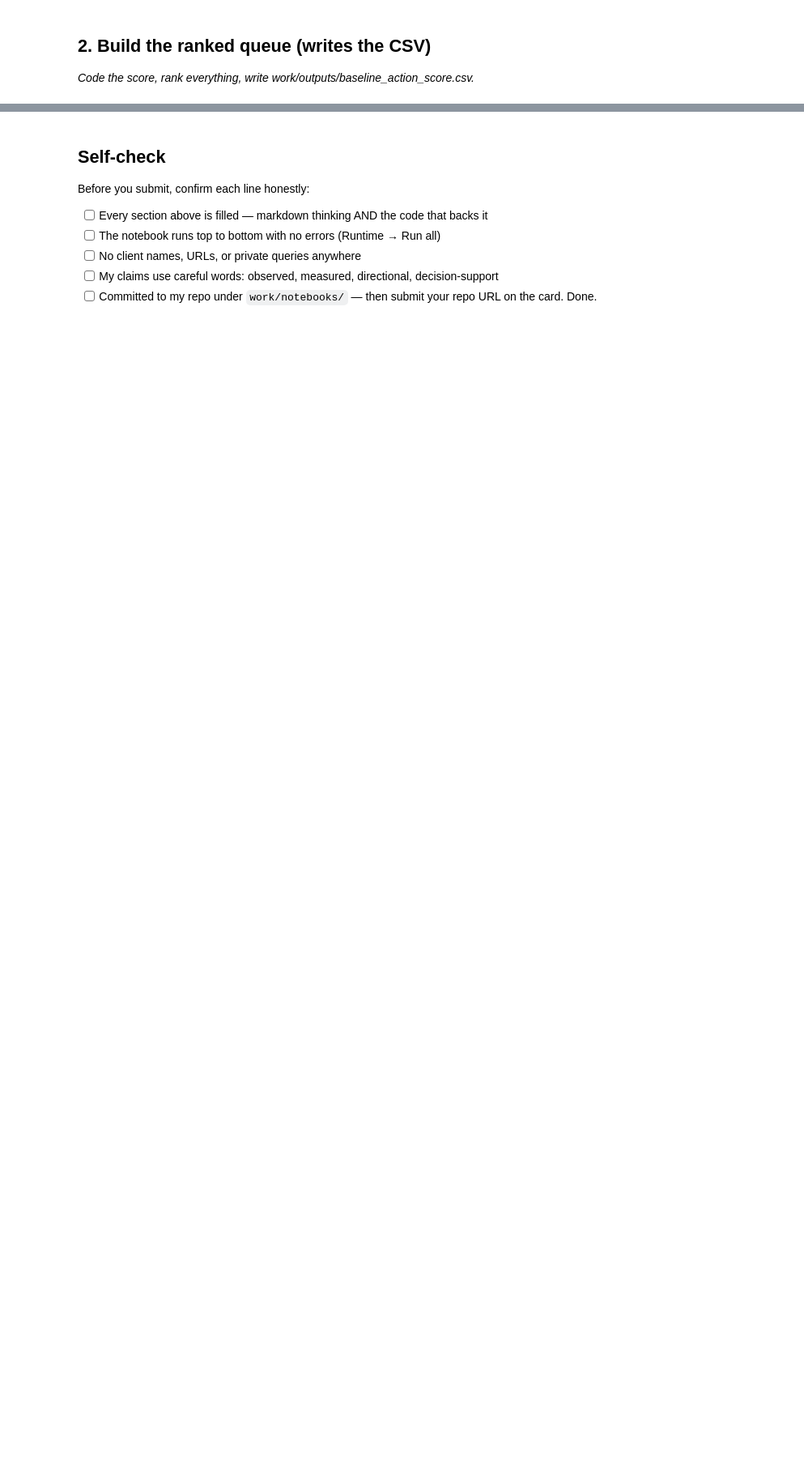
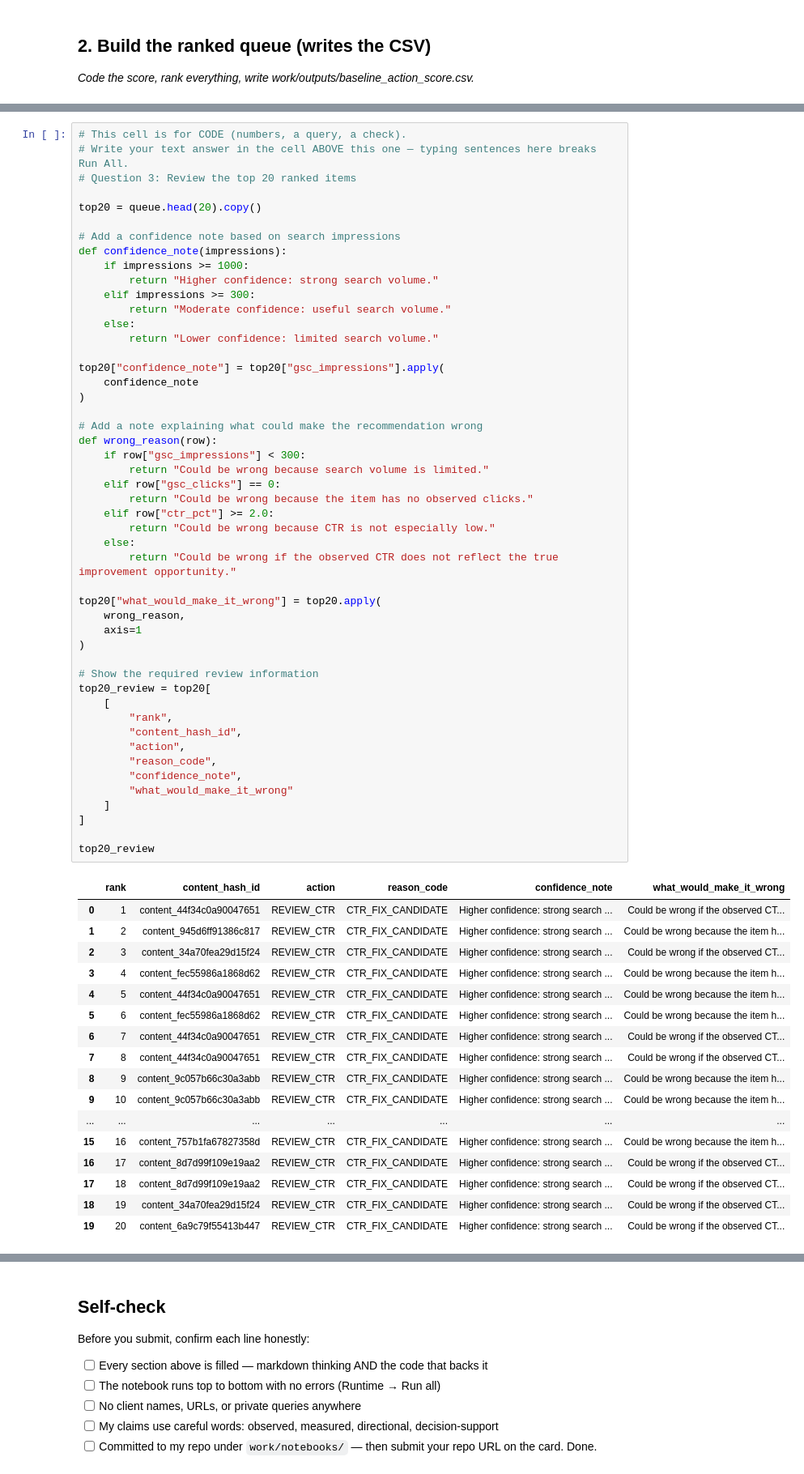
Before and after one commit to Ameen740/Internship_Flyrank, a Jupyter notebook: work/notebooks/w04_baseline_score.ipynb, the cells around one changed output, grey strips where cells are left out. Shown at 81% size. Drawn from its saved outputs; the diff is of its cells as text; blank space fills up the shorter version.

```diff
--- a/work/notebooks/w04_baseline_score.ipynb
+++ b/work/notebooks/w04_baseline_score.ipynb
@@ -36,0 +286,67 @@ This skeleton is yours to fill. Work the sections **in order** — each one has
+# %%
+# This cell is for CODE (numbers, a query, a check).
+# Write your text answer in the cell ABOVE this one — typing sentences here breaks Run All.
+# Question 3: Review the top 20 ranked items
+
+top20 = queue.head(20).copy()
+
+# Add a confidence note based on search impressions
+def confidence_note(impressions):
+    if impressions >= 1000:
+        return "Higher confidence: strong search volume."
+    elif impressions >= 300:
+        return "Moderate confidence: useful search volume."
+    else:
+        return "Lower confidence: limited search volume."
+
+top20["confidence_note"] = top20["gsc_impressions"].apply(
+    confidence_note
+)
+
+# Add a note explaining what could make the recommendation wrong
+def wrong_reason(row):
+    if row["gsc_impressions"] < 300:
+        return "Could be wrong because search volume is limited."
+    elif row["gsc_clicks"] == 0:
+        return "Could be wrong because the item has no observed clicks."
+    elif row["ctr_pct"] >= 2.0:
+        return "Could be wrong because CTR is not especially low."
+    else:
+        return "Could be wrong if the observed CTR does not reflect the true improvement opportunity."
+
+top20["what_would_make_it_wrong"] = top20.apply(
+    wrong_reason,
+    axis=1
+)
+
+# Show the required review information
+top20_review = top20[
+    [
+        "rank",
+        "content_hash_id",
+        "action",
+        "reason_code",
+        "confidence_note",
+        "what_would_make_it_wrong"
+    ]
+]
+
+top20_review
+# %% [output]
+|  | rank | content_hash_id | action | reason_code | confidence_note | what_would_make_it_wrong |
+| 0 | 1 | content_44f34c0a90047651 | REVIEW_CTR | CTR_FIX_CANDIDATE | Higher confidence: strong search ... | Could be wrong if the observed CT... |
+| 1 | 2 | content_945d6ff91386c817 | REVIEW_CTR | CTR_FIX_CANDIDATE | Higher confidence: strong search ... | Could be wrong because the item h... |
+| 2 | 3 | content_34a70fea29d15f24 | REVIEW_CTR | CTR_FIX_CANDIDATE | Higher confidence: strong search ... | Could be wrong if the observed CT... |
+| 3 | 4 | content_fec55986a1868d62 | REVIEW_CTR | CTR_FIX_CANDIDATE | Higher confidence: strong search ... | Could be wrong because the item h... |
+| 4 | 5 | content_44f34c0a90047651 | REVIEW_CTR | CTR_FIX_CANDIDATE | Higher confidence: strong search ... | Could be wrong because the item h... |
+| 5 | 6 | content_fec55986a1868d62 | REVIEW_CTR | CTR_FIX_CANDIDATE | Higher confidence: strong search ... | Could be wrong because the item h... |
+| 6 | 7 | content_44f34c0a90047651 | REVIEW_CTR | CTR_FIX_CANDIDATE | Higher confidence: strong search ... | Could be wrong if the observed CT... |
+| 7 | 8 | content_44f34c0a90047651 | REVIEW_CTR | CTR_FIX_CANDIDATE | Higher confidence: strong search ... | Could be wrong if the observed CT... |
+| 8 | 9 | content_9c057b66c30a3abb | REVIEW_CTR | CTR_FIX_CANDIDATE | Higher confidence: strong search ... | Could be wrong because the item h... |
+| 9 | 10 | content_9c057b66c30a3abb | REVIEW_CTR | CTR_FIX_CANDIDATE | Higher confidence: strong search ... | Could be wrong because the item h... |
+| ... | ... | ... | ... | ... | ... | ... |
+| 15 | 16 | content_757b1fa67827358d | REVIEW_CTR | CTR_FIX_CANDIDATE | Higher confidence: strong search ... | Could be wrong because the item h... |
+| 16 | 17 | content_8d7d99f109e19aa2 | REVIEW_CTR | CTR_FIX_CANDIDATE | Higher confidence: strong search ... | Could be wrong if the observed CT... |
+| 17 | 18 | content_8d7d99f109e19aa2 | REVIEW_CTR | CTR_FIX_CANDIDATE | Higher confidence: strong search ... | Could be wrong if the observed CT... |
+| 18 | 19 | content_34a70fea29d15f24 | REVIEW_CTR | CTR_FIX_CANDIDATE | Higher confidence: strong search ... | Could be wrong if the observed CT... |
+| 19 | 20 | content_6a9c79f55413b447 | REVIEW_CTR | CTR_FIX_CANDIDATE | Higher confidence: strong search ... | Could be wrong if the observed CT... |
```
Also changed, not shown: parts of 14 cells of this notebook.
